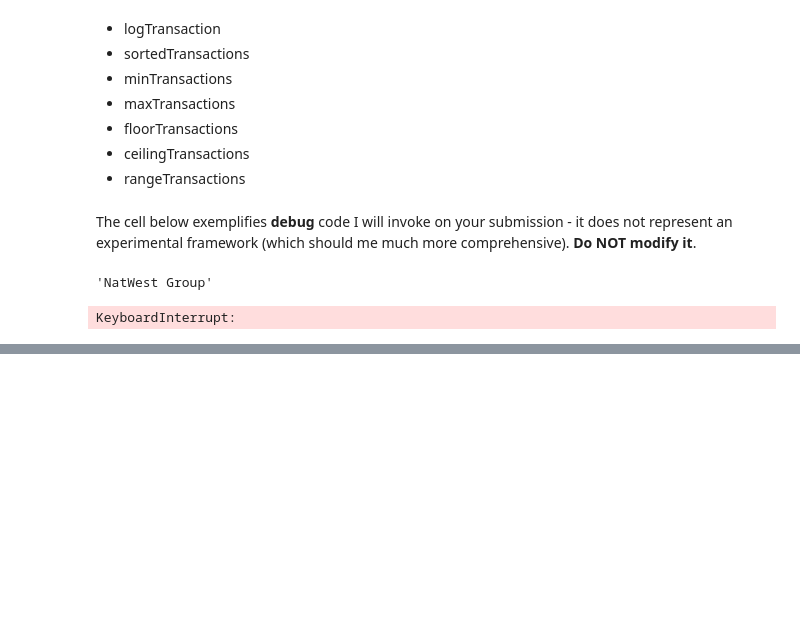
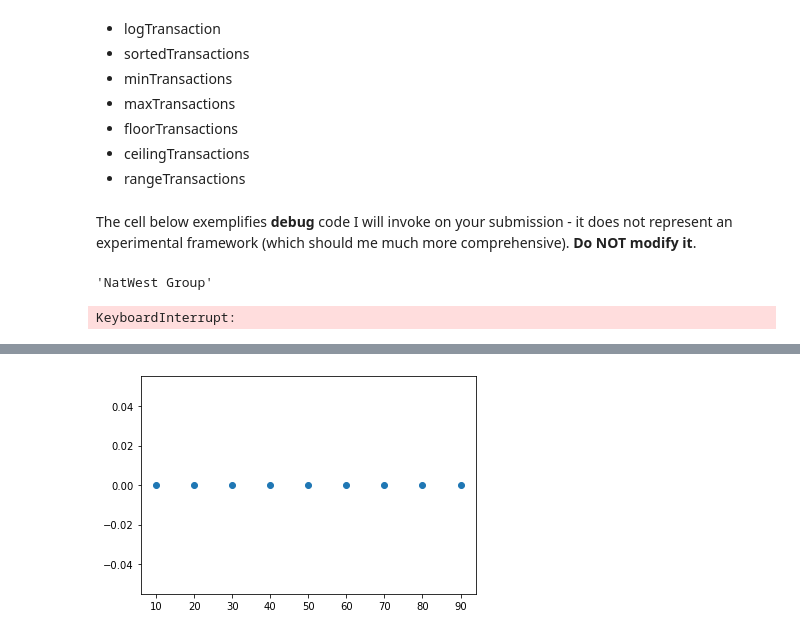
Before and after one commit to ConradKhakhria/COMP0005-Coursework, a Jupyter notebook: StockTrading.ipynb, the cells around one changed output, grey strips where cells are left out. Drawn from its saved outputs; the diff is of its cells as text; code cells hidden in the pictures; blank space fills up the shorter version.

```diff
--- a/StockTrading.ipynb
+++ b/StockTrading.ipynb
@@ -686,0 +717,5 @@ KeyboardInterrupt:
+# %%
+times = exp.experimentByNumberOfRecords(num_records_list, "minTransactions", stock_name)
+drawGraph(num_records_list, times)
+# %% [output]
+[figure, added]
```
Also changed, not shown: parts of 10 cells of this notebook.
